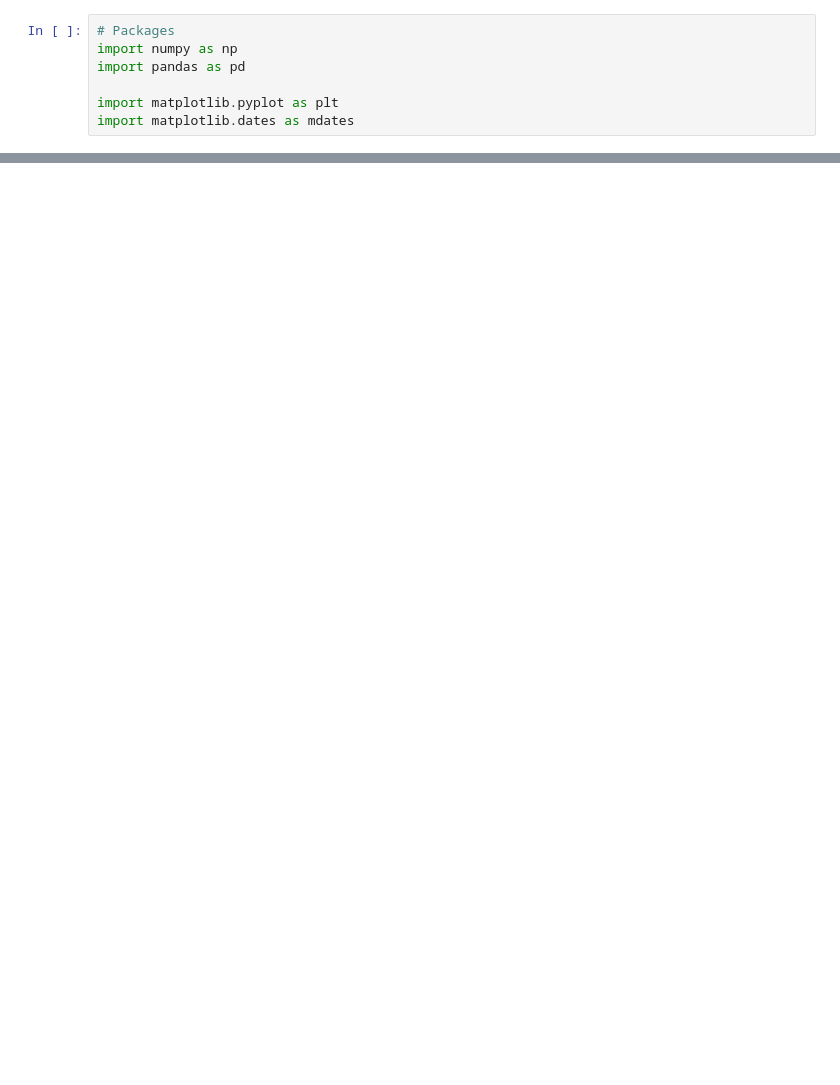
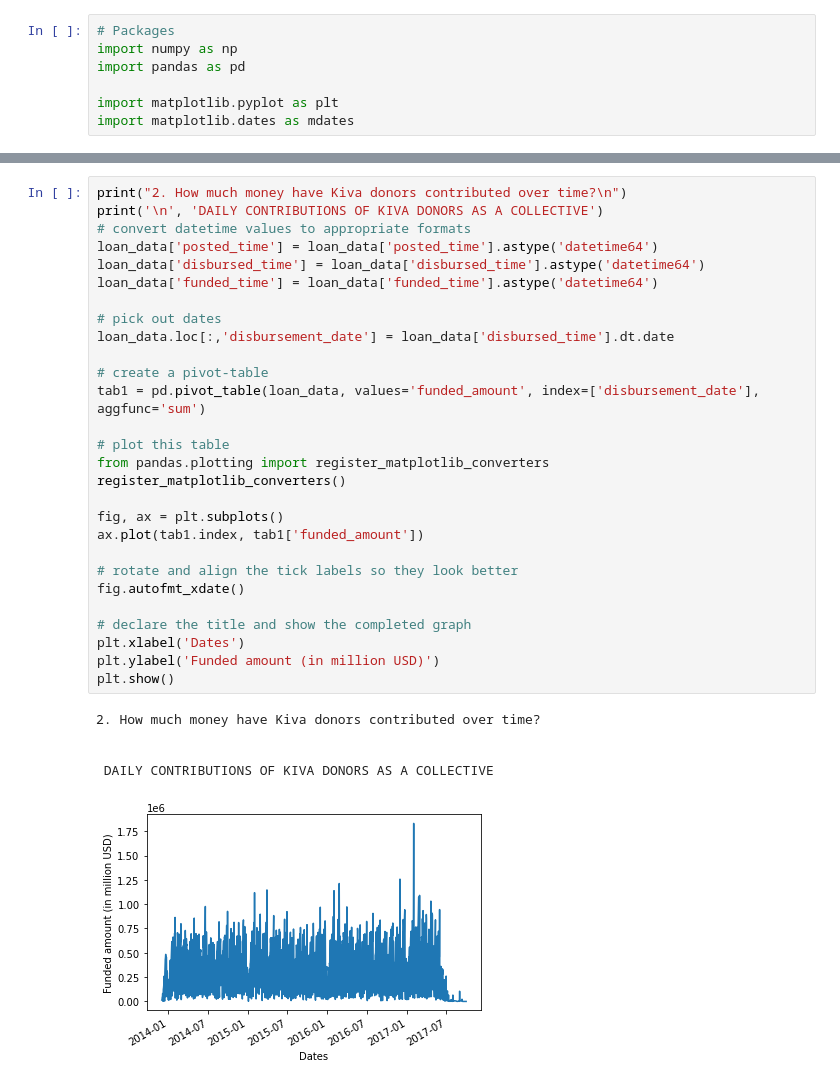
Before and after one commit to CeeThinwa/knowledge-hub, a Jupyter notebook: _sources/kiva.ipynb, the cells around one changed output, grey strips where cells are left out. Cells and saved outputs as stored; diff of their text form; blank space fills up the shorter version.

```diff
--- a/_sources/kiva.ipynb
+++ b/_sources/kiva.ipynb
@@ -58,0 +253,34 @@ print('regional_lts shape:',regional_lts.shape)
+# %%
+print("2. How much money have Kiva donors contributed over time?\n")
+print('\n', 'DAILY CONTRIBUTIONS OF KIVA DONORS AS A COLLECTIVE')
+# convert datetime values to appropriate formats
+loan_data['posted_time'] = loan_data['posted_time'].astype('datetime64')
+loan_data['disbursed_time'] = loan_data['disbursed_time'].astype('datetime64')
+loan_data['funded_time'] = loan_data['funded_time'].astype('datetime64')
+
+# pick out dates
+loan_data.loc[:,'disbursement_date'] = loan_data['disbursed_time'].dt.date
+
+# create a pivot-table
+tab1 = pd.pivot_table(loan_data, values='funded_amount', index=['disbursement_date'], aggfunc='sum')
+
+# plot this table
+from pandas.plotting import register_matplotlib_converters
+register_matplotlib_converters()
+
+fig, ax = plt.subplots()
+ax.plot(tab1.index, tab1['funded_amount'])
+
+# rotate and align the tick labels so they look better
+fig.autofmt_xdate()
+
+# declare the title and show the completed graph
+plt.xlabel('Dates')
+plt.ylabel('Funded amount (in million USD)')
+plt.show()
+# %% [output]
+2. How much money have Kiva donors contributed over time?
+
+
+ DAILY CONTRIBUTIONS OF KIVA DONORS AS A COLLECTIVE
+[figure, added]
```
Also changed, not shown: parts of 15 cells of this notebook, 4 other files.
